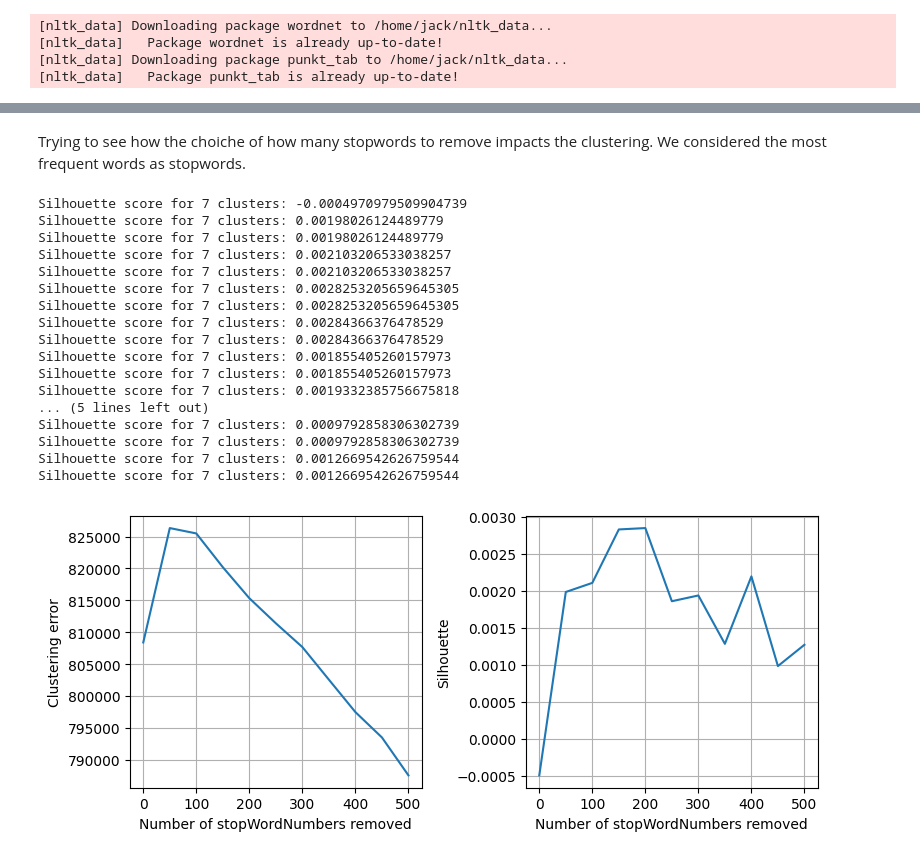
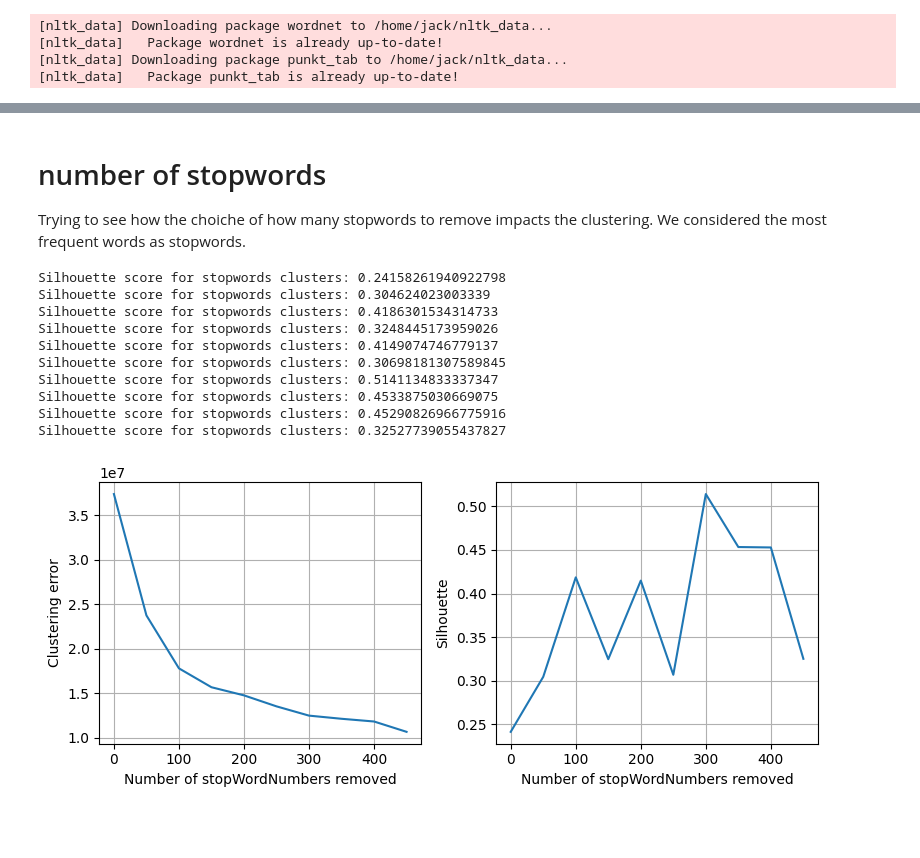
Before and after one commit to PettinatoGiacomo/ML4N-reddit, a Jupyter notebook: UnsupervisedKmeansTests.ipynb, the cells around one changed output, grey strips where cells are left out. Cells and saved outputs as stored; diff of their text form; code cells hidden in the pictures; blank space fills up the shorter version.

Commit message:
finito clustering kmean, iniziato Language model exploration

```diff
--- a/UnsupervisedKmeansTests.ipynb
+++ b/UnsupervisedKmeansTests.ipynb
@@ -44,7 +254,8 @@ def plot_clustering_error_and_silhouette(clustering_data,silhouetteScores):
 # %% [markdown]
+<h1>number of stopwords</h1>
 Trying to see how the choiche of how many stopwords to remove impacts the clustering. We considered the most frequent words as stopwords.
 # %%
-stopWordNumber = range(0, 550, 50)
+stopWordNumber = range(0, 500, 50)
 
 def remove_selected_words(text):
     return ' '.join([word for word in text.split() if word not in remove_words])
@@ -66,59 +277,66 @@ for i in stopWordNumber:
     #lemmatize data
     lemmatizer = WordNetLemmatizer()
     data['body'] = data['body'].apply(lambda x: ' '.join([lemmatizer.lemmatize(word) for word in word_tokenize(x)]))
-    # Count word frequencies in the 'body' column
+
     word_counts = data['body'].str.split().explode().value_counts()
-
-    # Get words that appear only once
     words_once = set(word_counts[word_counts == 1].index)
-
-    # Get most frequent words
     most_freq_words = set(word_counts.nlargest(i).index)
 
-    # Combine with wordsToRemove
     remove_words = words_once | most_freq_words
 
     data['body'] = data['body'].apply(remove_selected_words)
 
     data['body'] = data['body'].str.strip() #remove leading and trailing whitespace
     data = data[~(data['body'] == '')] #drop empty comments
-    vectorizer = TfidfVectorizer()
+    vectorizer = CountVectorizer()
     vectorizedData = vectorizer.fit_transform(data['body'])
     n_clusters=7
     kmeans = KMeans(
         n_clusters, #will be choosen later
         #init='random', #centroids are initialized randomly TOO SLOW
         init='k-means++', #centroids are equally spaced -> probably better than random initialization. and should converge faster
         random_state=None,
         n_init='auto', #number of times the k-means algorithm will be run with different centroid seeds. 'auto' uses a default value based on init
         max_iter=300
         )
     kmeans_results.append(kmeans.fit(vectorizedData))
         #print(f"Fitted KMeans with {k} clusters")#just to have a reference to how much time it's taking to execute
     try:
         silhouetteScores.append(silhouette_score(vectorizedData, kmeans_results[-1].labels_, sample_size=n_sample))
-        print(f"Silhouette score for {len(np.unique(kmeans_results[-1].labels_))} clusters: {silhouetteScores[-1]}")
+        print(f"Silhouette score for stopwords clusters: {silhouetteScores[-1]}")
     except ValueError as e:
         print(f"Skipping silhouette calculation due to error: {e}")
         silhouetteScores.append(-1)
 
-plot_clustering_error_and_silhouette(kmeans_results,silhouetteScores)
+fig, axs = plt.subplots(1,2, figsize=(8, 3.5))
+
+axs[0].plot(
+    [k for k in stopWordNumber],
+    [result.inertia_ for result in kmeans_results]
+)
+axs[0].set_xlabel("Number of stopWordNumbers removed")
+axs[0].set_ylabel("Clustering error")
+axs[0].grid()
+
+axs[1].plot(
+    [k for k in stopWordNumber],
+    [s for s in silhouetteScores]
+)
+axs[1].set_xlabel("Number of stopWordNumbers removed")
+axs[1].set_ylabel("Silhouette")
+axs[1].grid()
+
+plt.tight_layout()
+plt.show()
 # %% [output]
-Silhouette score for 7 clusters: -0.0004970979509904739
-Silhouette score for 7 clusters: 0.00198026124489779
-Silhouette score for 7 clusters: 0.00198026124489779
-Silhouette score for 7 clusters: 0.002103206533038257
-Silhouette score for 7 clusters: 0.002103206533038257
-Silhouette score for 7 clusters: 0.0028253205659645305
-Silhouette score for 7 clusters: 0.0028253205659645305
-Silhouette score for 7 clusters: 0.00284366376478529
-Silhouette score for 7 clusters: 0.00284366376478529
-Silhouette score for 7 clusters: 0.001855405260157973
-Silhouette score for 7 clusters: 0.001855405260157973
-Silhouette score for 7 clusters: 0.0019332385756675818
-... (5 lines left out)
-Silhouette score for 7 clusters: 0.0009792858306302739
-Silhouette score for 7 clusters: 0.0009792858306302739
-Silhouette score for 7 clusters: 0.0012669542626759544
-Silhouette score for 7 clusters: 0.0012669542626759544
+Silhouette score for stopwords clusters: 0.24158261940922798
+Silhouette score for stopwords clusters: 0.304624023003339
+Silhouette score for stopwords clusters: 0.4186301534314733
+Silhouette score for stopwords clusters: 0.3248445173959026
+Silhouette score for stopwords clusters: 0.4149074746779137
+Silhouette score for stopwords clusters: 0.30698181307589845
+Silhouette score for stopwords clusters: 0.5141134833337347
+Silhouette score for stopwords clusters: 0.4533875030669075
+Silhouette score for stopwords clusters: 0.45290826966775916
+Silhouette score for stopwords clusters: 0.32527739055437827
-[figure, old version]
+[figure, new version]
```
Also changed, not shown: parts of 8 cells of this notebook, 8 other files.
